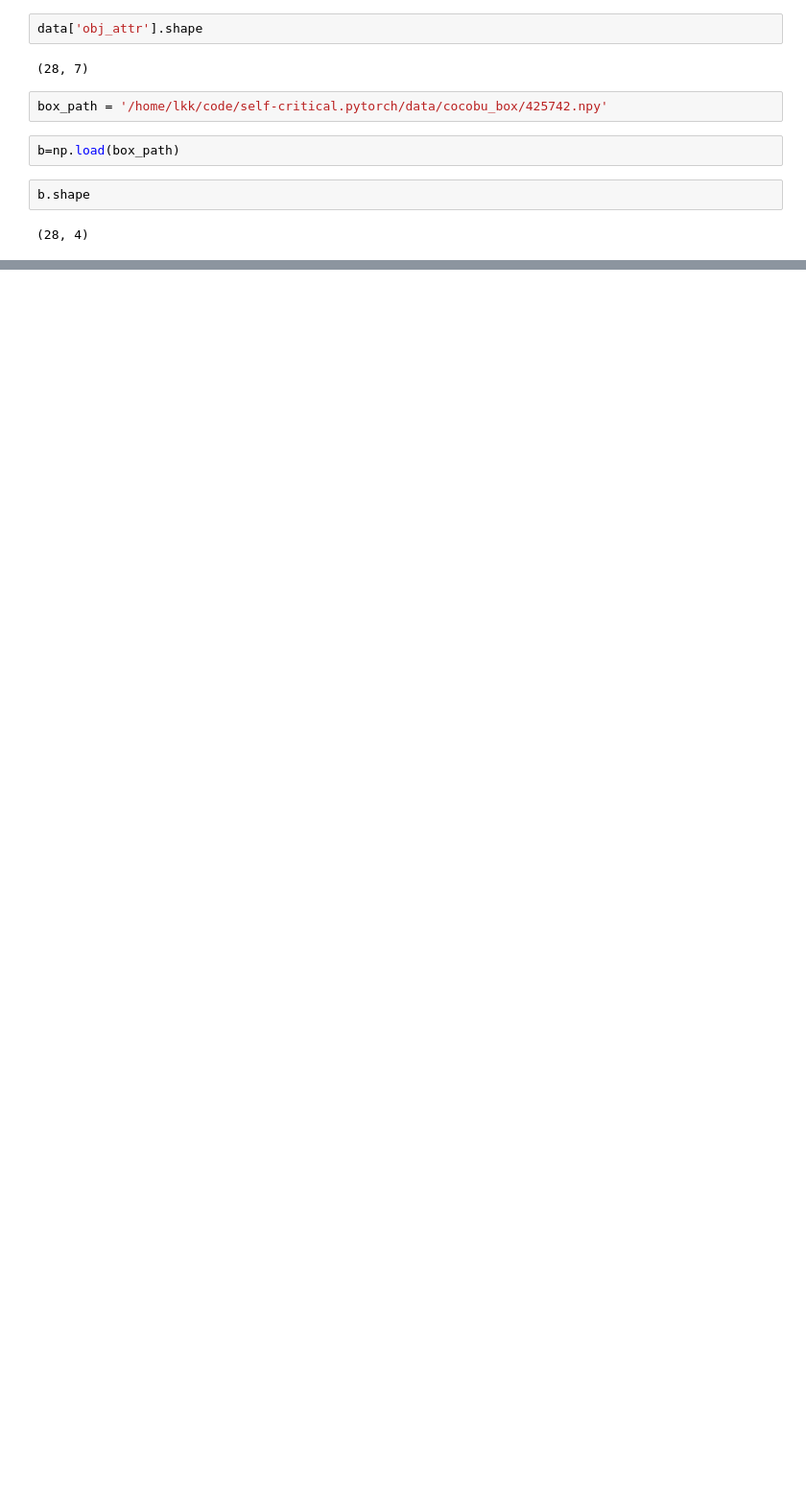
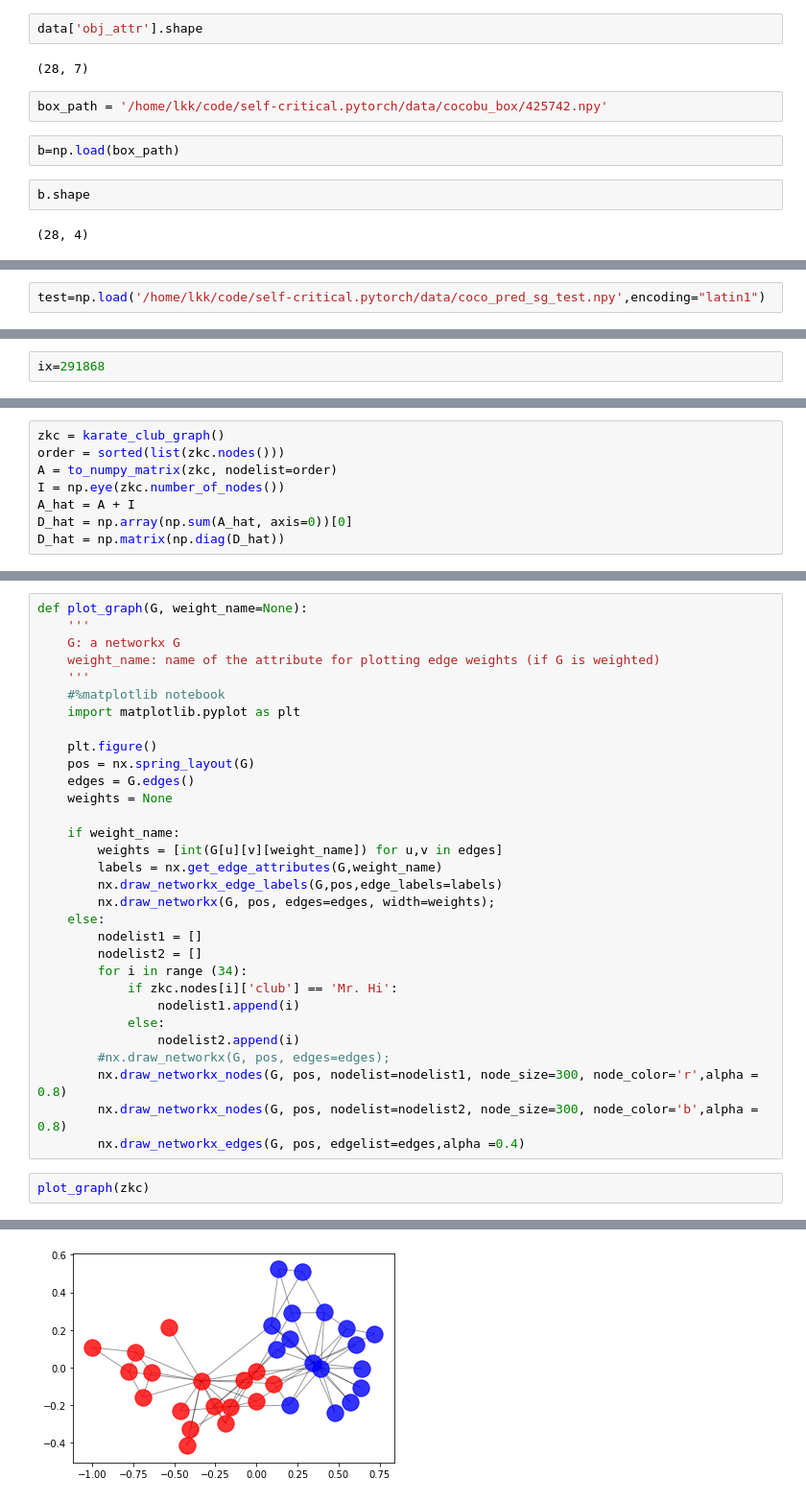
Before and after one commit to kangkang59812/GraphCaption, a Jupyter notebook: test.ipynb, the cells around one changed output, grey strips where cells are left out. Shown at 96% size. Saved outputs shown, nothing was run; the diff lists cells and outputs as text; blank space fills up the shorter version.

```diff
--- a/test.ipynb
+++ b/test.ipynb
@@ -865,0 +1652,2 @@ b.shape
+# %%
+test=np.load('/home/lkk/code/self-critical.pytorch/data/coco_pred_sg_test.npy',encoding="latin1")
@@ -865,0 +1860,2 @@ b.shape
+# %%
+ix=291868
@@ -865,0 +1891,8 @@ b.shape
+# %%
+zkc = karate_club_graph()
+order = sorted(list(zkc.nodes()))
+A = to_numpy_matrix(zkc, nodelist=order)
+I = np.eye(zkc.number_of_nodes())
+A_hat = A + I
+D_hat = np.array(np.sum(A_hat, axis=0))[0]
+D_hat = np.matrix(np.diag(D_hat))
@@ -865,0 +2006,34 @@ b.shape
+# %%
+def plot_graph(G, weight_name=None):
+    '''
+    G: a networkx G
+    weight_name: name of the attribute for plotting edge weights (if G is weighted)
+    '''
+    #%matplotlib notebook
+    import matplotlib.pyplot as plt
+
+    plt.figure()
+    pos = nx.spring_layout(G)
+    edges = G.edges()
+    weights = None
+
+    if weight_name:
+        weights = [int(G[u][v][weight_name]) for u,v in edges]
+        labels = nx.get_edge_attributes(G,weight_name)
+        nx.draw_networkx_edge_labels(G,pos,edge_labels=labels)
+        nx.draw_networkx(G, pos, edges=edges, width=weights);
+    else:
+        nodelist1 = []
+        nodelist2 = []
+        for i in range (34):
+            if zkc.nodes[i]['club'] == 'Mr. Hi':
+                nodelist1.append(i)
+            else:
+                nodelist2.append(i)
+        #nx.draw_networkx(G, pos, edges=edges);
+        nx.draw_networkx_nodes(G, pos, nodelist=nodelist1, node_size=300, node_color='r',alpha = 0.8)
+        nx.draw_networkx_nodes(G, pos, nodelist=nodelist2, node_size=300, node_color='b',alpha = 0.8)
+        nx.draw_networkx_edges(G, pos, edgelist=edges,alpha =0.4)
+# %%
+plot_graph(zkc)
+# %% [output]
@@ -865,0 +2044 @@ b.shape
+[figure, added]
```
Also changed, not shown: parts of 148 cells of this notebook, 23 other files.
